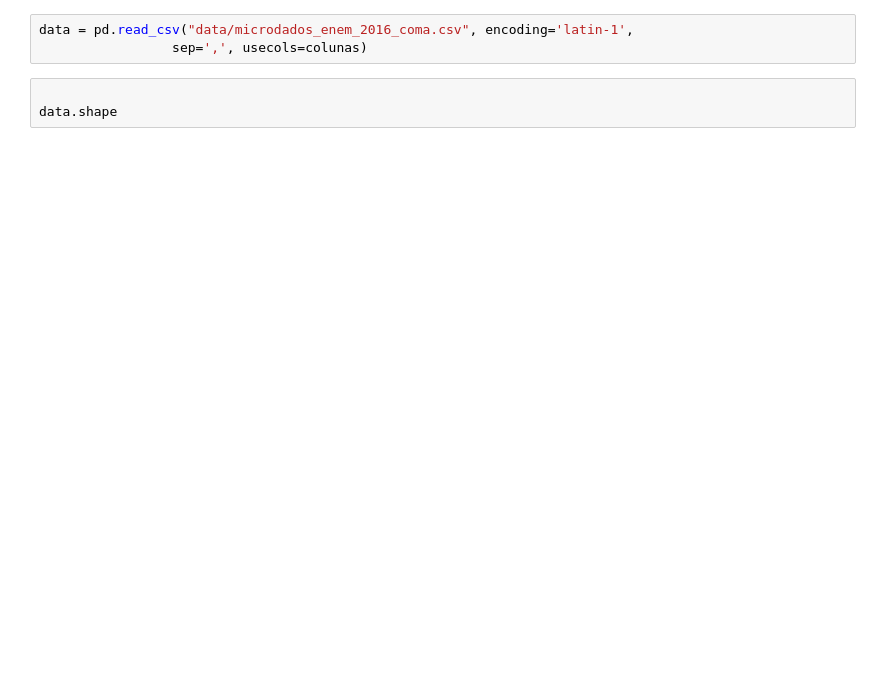
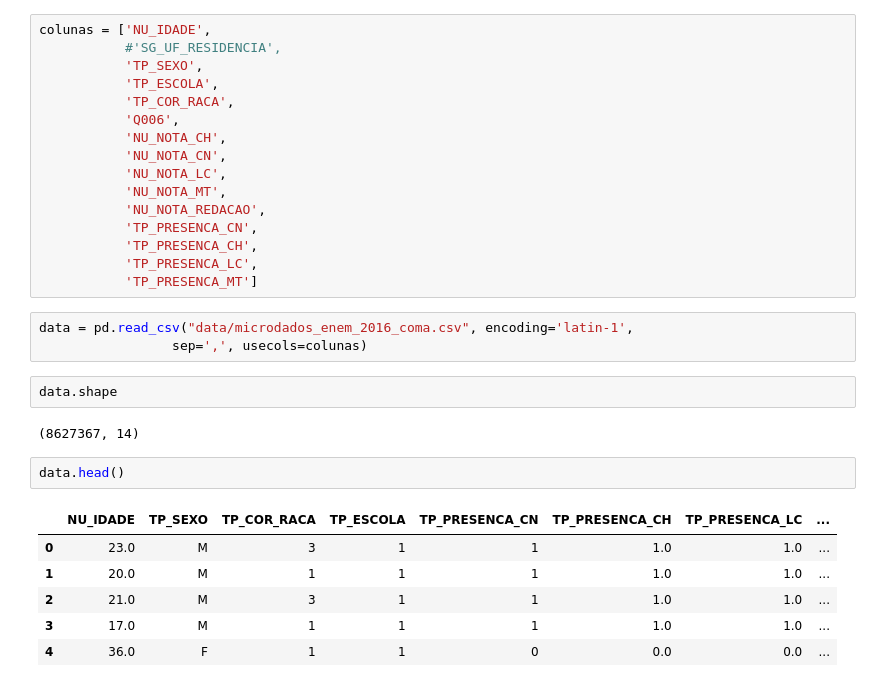
Before and after one commit to lgmoneda/mac6916, a Jupyter notebook: project/Project.ipynb, the cells around one changed output. Cells and saved outputs as stored; diff of their text form; blank space fills up the shorter version.

```diff
--- a/project/Project.ipynb
+++ b/project/Project.ipynb
@@ -5,6 +41,32 @@ colunas = ['NU_INSCRICAO', 'NU_ANO', 'CO_MUNICIPIO_RESIDENCIA', 'NO_MUNICIPIO_RE
+# %%
+colunas = ['NU_IDADE',
+           #'SG_UF_RESIDENCIA',
+           'TP_SEXO',
+           'TP_ESCOLA',
+           'TP_COR_RACA',
+           'Q006',
+           'NU_NOTA_CH',
+           'NU_NOTA_CN',
+           'NU_NOTA_LC',
+           'NU_NOTA_MT',
+           'NU_NOTA_REDACAO',
+           'TP_PRESENCA_CN',
+           'TP_PRESENCA_CH',
+           'TP_PRESENCA_LC',
+           'TP_PRESENCA_MT']
 # %%
 data = pd.read_csv("data/microdados_enem_2016_coma.csv", encoding='latin-1',
                  sep=',', usecols=colunas)
-# %%
-
-data.shape
+# %%
+data.shape
+# %% [output]
+(8627367, 14)
+# %%
+data.head()
+# %% [output]
+|  | NU_IDADE | TP_SEXO | TP_COR_RACA | TP_ESCOLA | TP_PRESENCA_CN | TP_PRESENCA_CH | TP_PRESENCA_LC | ... |
+| 0 | 23.0 | M | 3 | 1 | 1 | 1.0 | 1.0 | ... |
+| 1 | 20.0 | M | 1 | 1 | 1 | 1.0 | 1.0 | ... |
+| 2 | 21.0 | M | 3 | 1 | 1 | 1.0 | 1.0 | ... |
+| 3 | 17.0 | M | 1 | 1 | 1 | 1.0 | 1.0 | ... |
+| 4 | 36.0 | F | 1 | 1 | 0 | 0.0 | 0.0 | ... |
```
Also changed, not shown: parts of 87 cells of this notebook, 2 other files.
